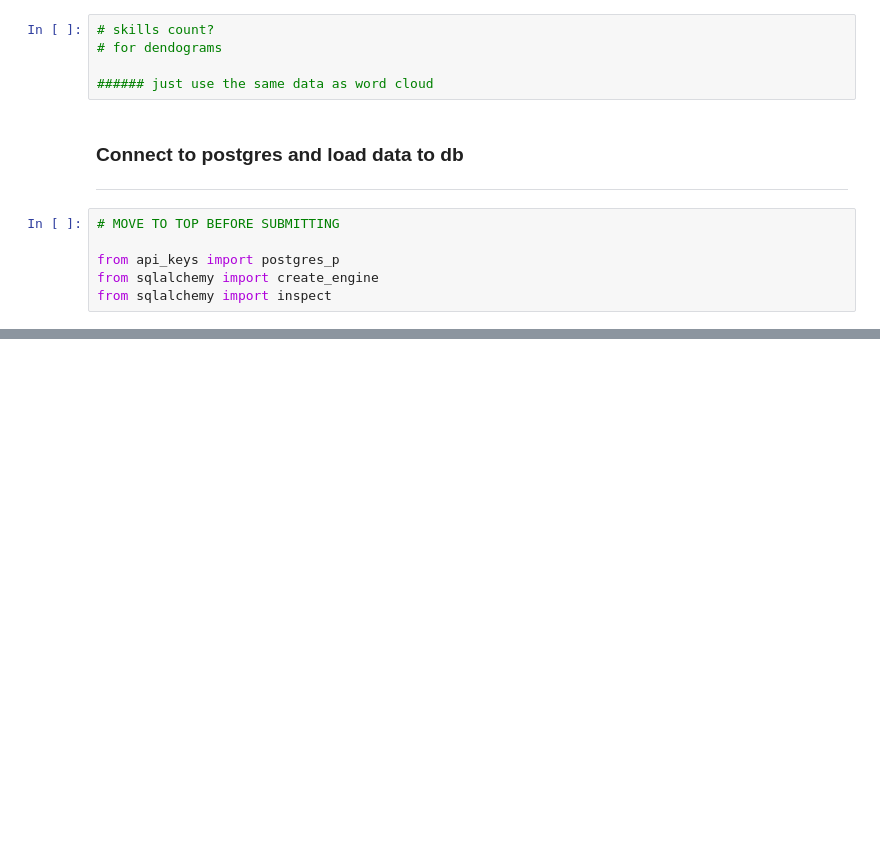
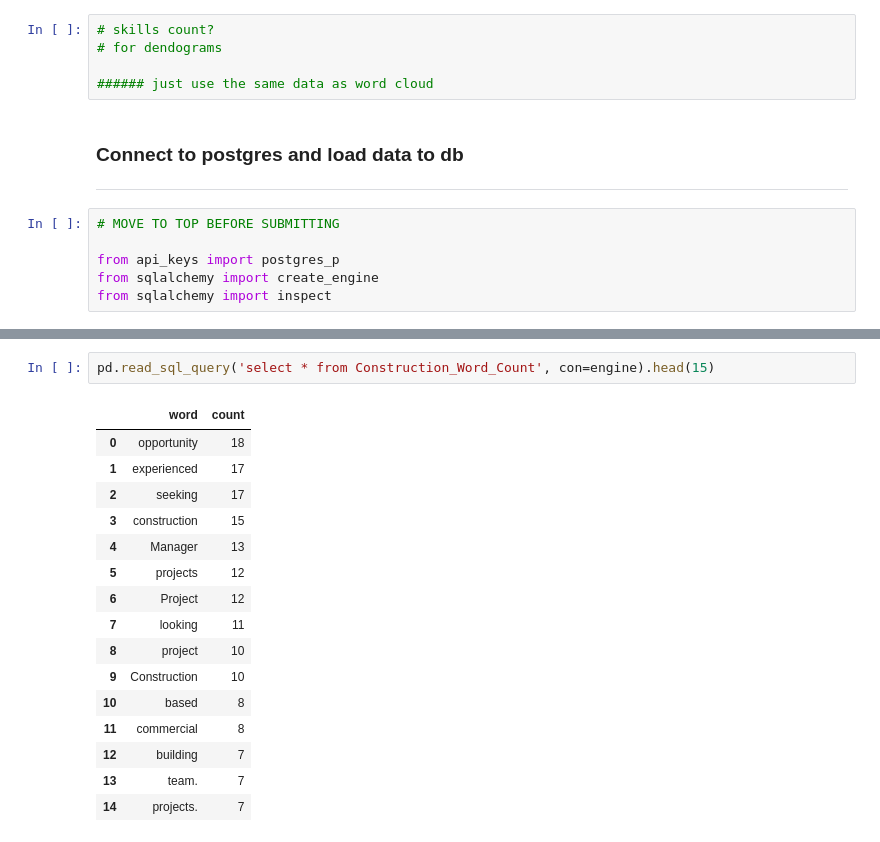
Before and after one commit to jonowood/Project_3, a Jupyter notebook: Webscraper Clean - Jon-checkpoint.ipynb, the cells around one changed output, grey strips where cells are left out. Drawn from its saved outputs; the diff is of its cells as text; blank space fills up the shorter version.

```diff
--- a/Webscraper Clean - Jon-checkpoint.ipynb
+++ b/Webscraper Clean - Jon-checkpoint.ipynb
@@ -467,0 +485,19 @@ pd.read_sql_query('select * from job_id', con=engine).head(15)
+# %%
+pd.read_sql_query('select * from Construction_Word_Count', con=engine).head(15)
+# %% [output]
+|  | word | count |
+| 0 | opportunity | 18 |
+| 1 | experienced | 17 |
+| 2 | seeking | 17 |
+| 3 | construction | 15 |
+| 4 | Manager | 13 |
+| 5 | projects | 12 |
+| 6 | Project | 12 |
+| 7 | looking | 11 |
+| 8 | project | 10 |
+| 9 | Construction | 10 |
+| 10 | based | 8 |
+| 11 | commercial | 8 |
+| 12 | building | 7 |
+| 13 | team. | 7 |
+| 14 | projects. | 7 |
```
Also changed, not shown: parts of 15 cells of this notebook, 2 other files.
